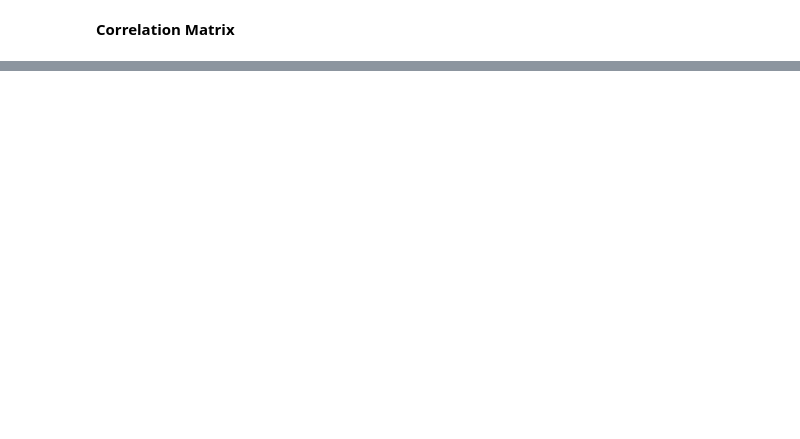
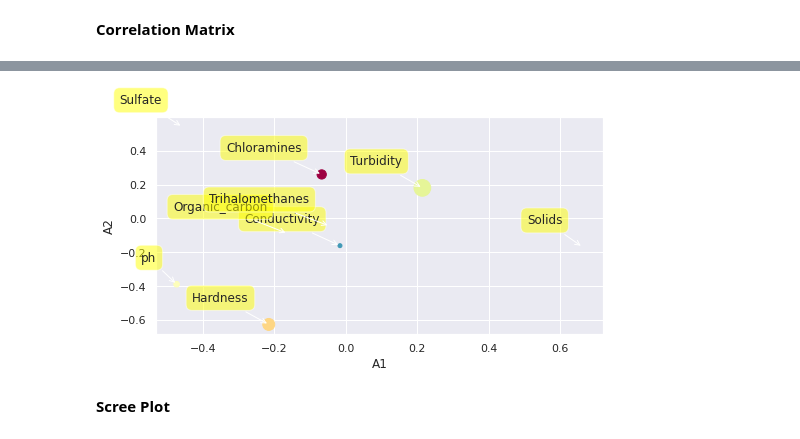
Before and after one commit to nelmalfernando/Nelmal_INSE_6220_Project, a Jupyter notebook: INSE_6220_Project.ipynb, the cells around one changed output, grey strips where cells are left out. Drawn from its saved outputs; the diff is of its cells as text; code cells hidden in the pictures; blank space fills up the shorter version.

```diff
--- a/INSE_6220_Project.ipynb
+++ b/INSE_6220_Project.ipynb
@@ -156,0 +212,18 @@ NameError: ignored
+# %%
+pca = PCA()
+Z = pca.fit_transform(X)
+
+# (Malignant)->1,  (Benign)->0
+
+idx_Benign= np.where(y == 0)
+idx_Malignant = np.where(y == 1)
+
+
+plt. figure(figsize=(15,10))
+plt.scatter(Z[idx_Benign,0], Z[idx_Benign,1], c='g', label='Benign')
+plt.scatter(Z[idx_Malignant,0], Z[idx_Malignant,1], c='r', label='Malignant')
+
+
+plt.legend()
+plt.xlabel('Z1')
+plt.ylabel('Z2')
@@ -156,0 +235,10 @@ NameError: ignored
+# %%
+A = pca.components_.T
+plt. figure(figsize=(8,4))
+
+plt.scatter(A[:,0],A[:,1],c='r')
+plt.xlabel('A1')
+plt.ylabel('A2')
+for label, x, y in zip(variables, A[:, 0], A[:, 1]):
+  plt.annotate(label, xy=(x, y), xytext=(-2, 2), textcoords='offset points', ha='right', va='bottom')
+A
@@ -156,0 +265,14 @@ NameError: ignored
+# %%
+plt. figure(figsize=(8,4))
+plt.scatter(A[:, 0],A[:, 1], marker='o', c=A[:, 2], s=A[:, 3]*500, cmap=plt.get_cmap('Spectral'))
+plt.xlabel('A1')
+plt.ylabel('A2')
+for label, x, y in zip(variables,A[:, 0],A[:, 1]):
+  plt.annotate(label,xy=(x, y), xytext=(-20, 20),
+      textcoords='offset points', ha='right', va='bottom',
+      bbox=dict(boxstyle='round,pad=0.5', fc='yellow', alpha=0.5),
+      arrowprops=dict(arrowstyle = '->', connectionstyle='arc3,rad=0'))
+# %% [output]
+[figure, added]
+# %% [markdown]
+**Scree Plot**
```
Also changed, not shown: parts of 19 cells of this notebook.
